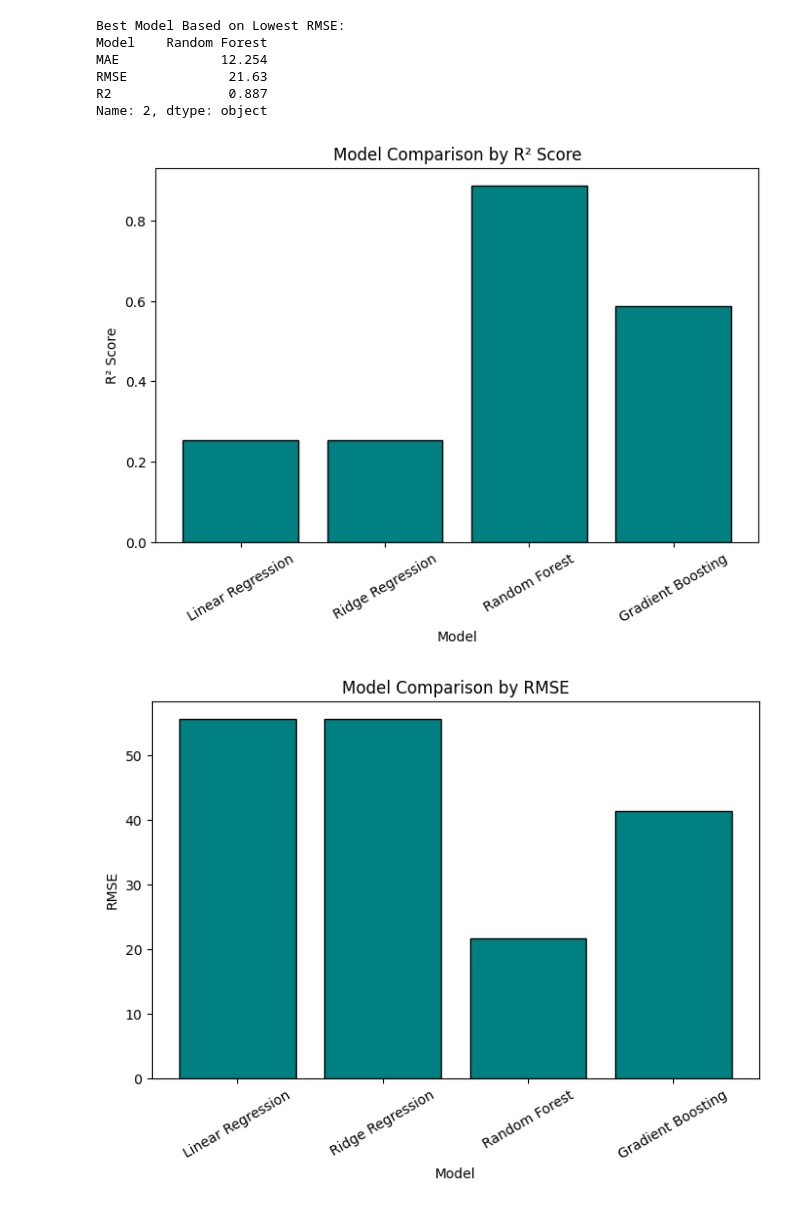
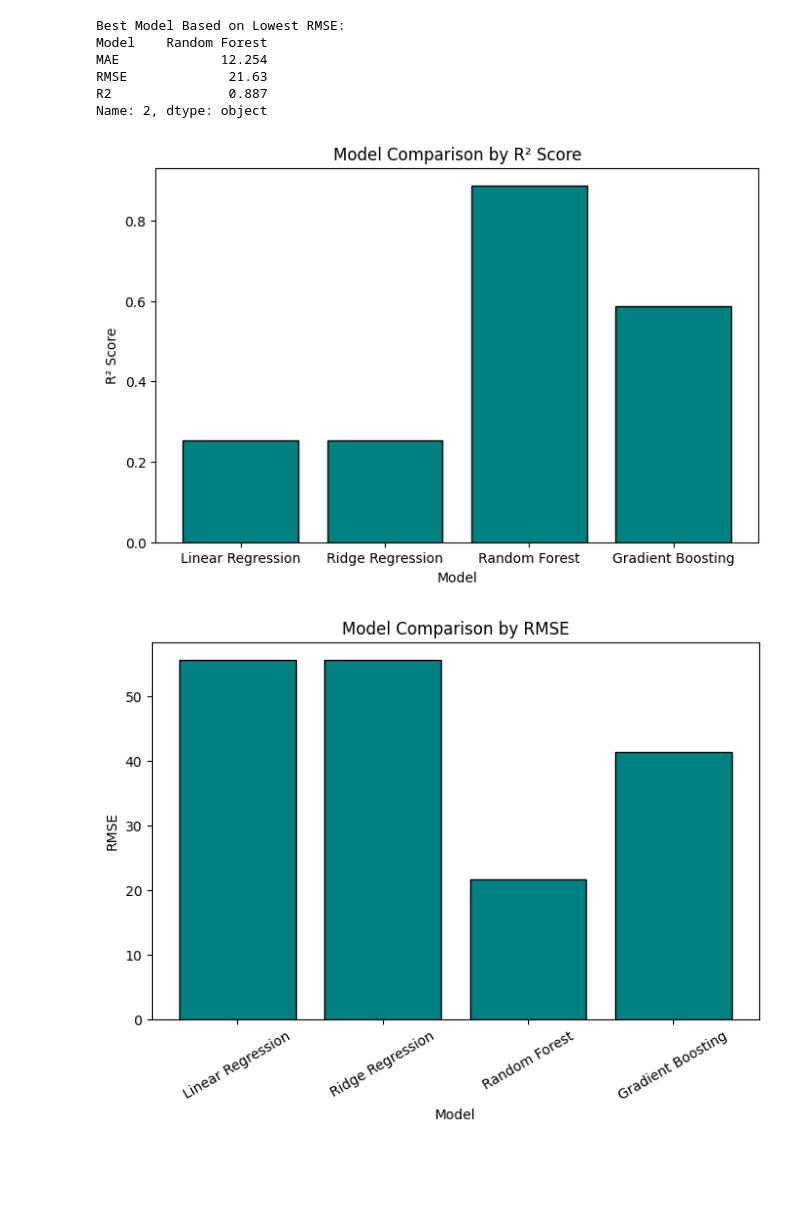
Before and after one commit to maham03nad/pearls-aqi-predictor, a Jupyter notebook: eda.ipynb, the cells around one changed output. Drawn from its saved outputs; the diff is of its cells as text; code cells hidden in the pictures; blank space fills up the shorter version.

```diff
--- a/eda.ipynb
+++ b/eda.ipynb
@@ -417,0 +380,23 @@ Testing data shape: (1711, 22)
+# %%
+# AQI prediction is a regression problem, so we use MAE, RMSE, and R².
+target_col = "target_aqi_72h"
+feature_cols = [
+    "pm25", "pm10", "o3", "no2", "so2", "co",
+    "temp", "humidity", "pressure", "wind_speed", "wind_deg",
+    "hour", "day_of_week", "month", "is_weekend",
+    "hour_sin", "hour_cos", "month_sin", "month_cos",
+    "aqi_change_rate", "aqi_rolling_6h", "aqi_rolling_24h"
+]
+model_df = df.dropna(subset=feature_cols + [target_col]).copy()
+# %%
+X = model_df[feature_cols]
+y = model_df[target_col]
+
+X_train, X_test, y_train, y_test = train_test_split(
+    X,
+    y,
+    test_size=0.2,
+    random_state=42
+)
+print("Training data:", X_train.shape)
+print("Testing data:", X_test.shape)
@@ -552,13 +540,12 @@ Name: 2, dtype: object
 # %%
 plt.figure(figsize=(8, 5))
 plt.bar(results_df["Model"], results_df["R2"], color="teal", edgecolor="black")
 plt.title("Model Comparison by R² Score")
 plt.xlabel("Model")
 plt.ylabel("R² Score")
-plt.xticks(rotation=30)
 plt.show()
 # %% [output]
-[figure, old version]
+[figure, new version]
 # %%
 plt.figure(figsize=(8, 5))
 plt.bar(results_df["Model"], results_df["RMSE"], color="teal", edgecolor="black")
```
Also changed, not shown: parts of 7 cells of this notebook.
